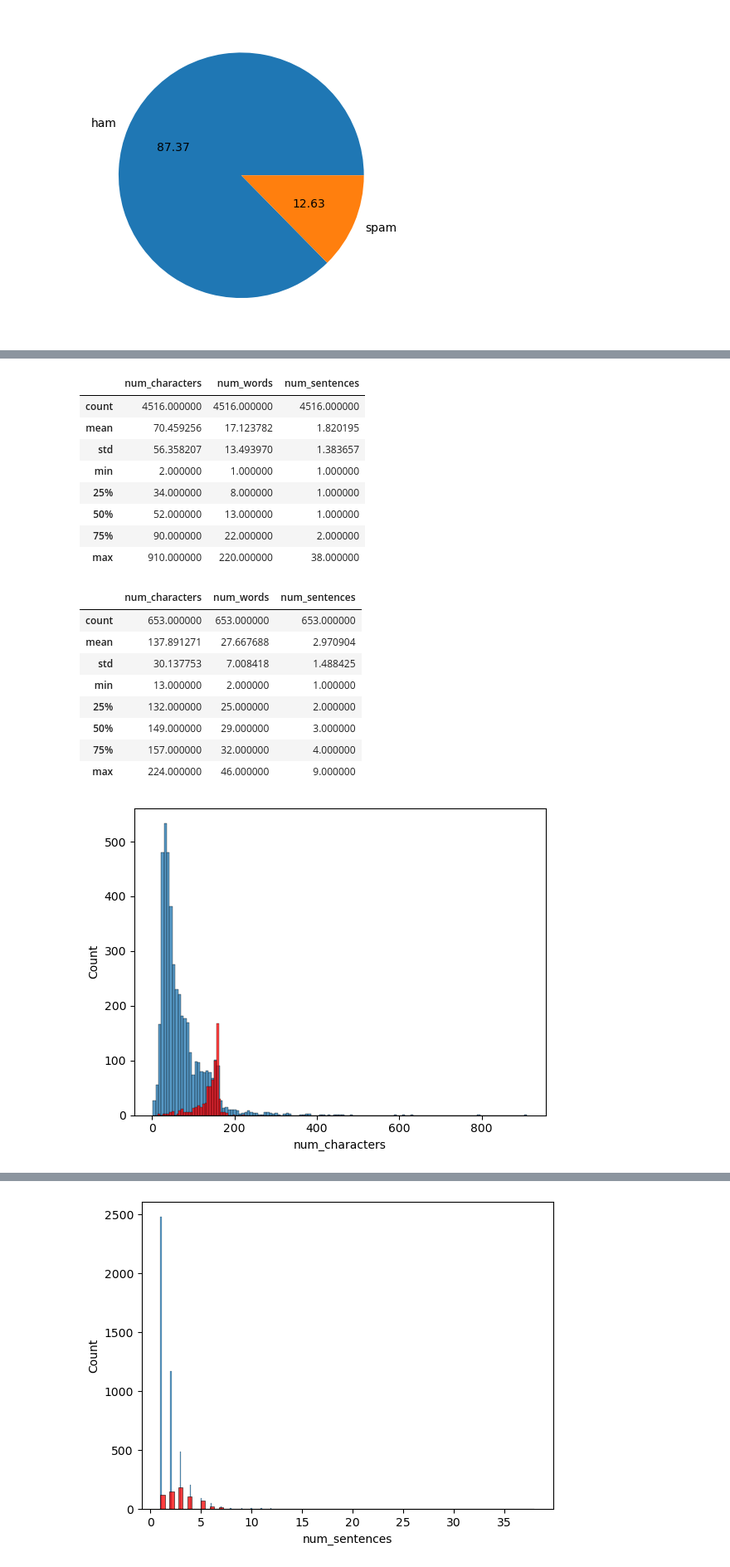
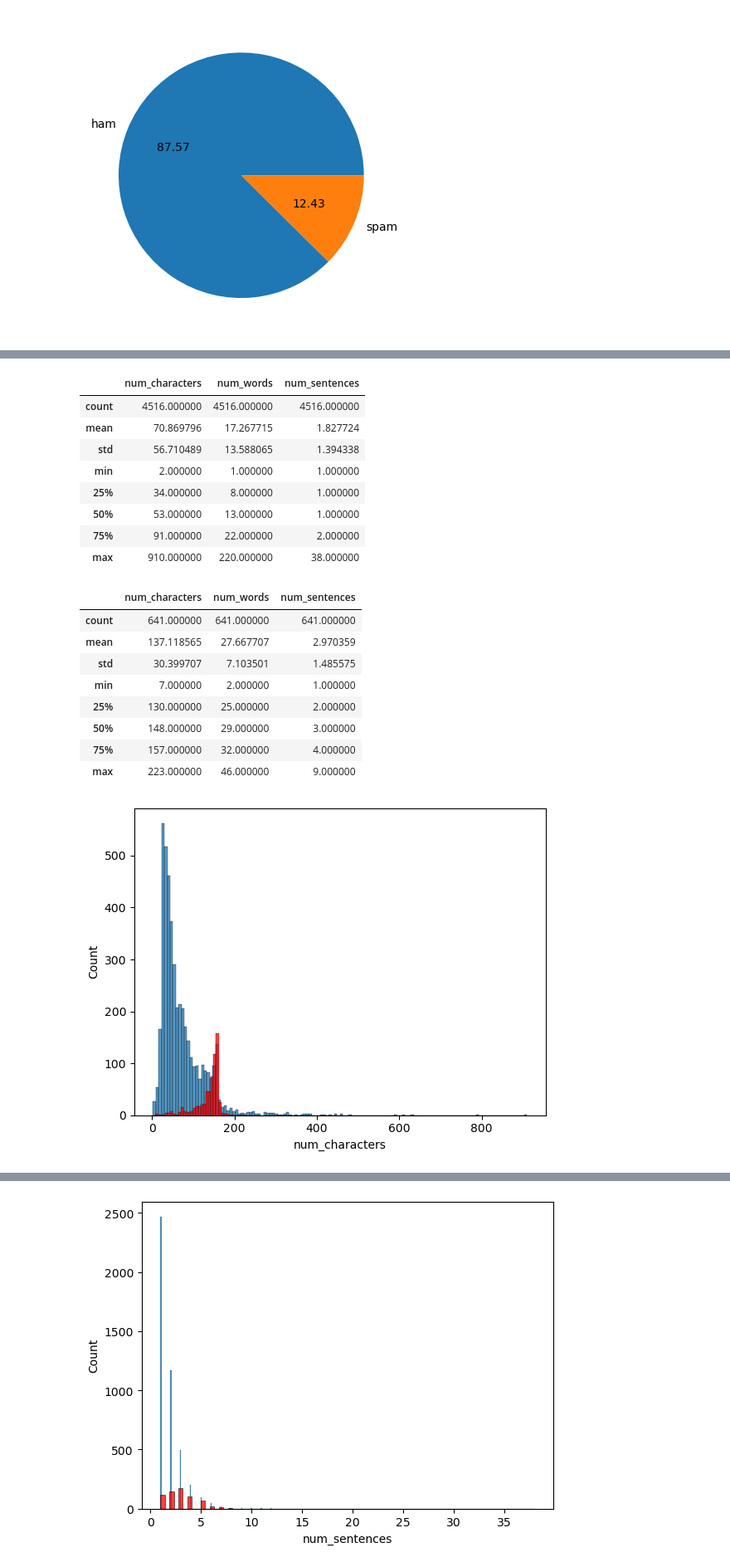
Before and after one commit to Iqrajan2024/sms-spam-classifier, a Jupyter notebook: sms-spam-classifier.ipynb, the cells around one changed output, grey strips where cells are left out. Shown: that part at 83% size. Cells and saved outputs as stored; diff of their text form; code cells hidden in the pictures.

```diff
--- a/sms-spam-classifier.ipynb
+++ b/sms-spam-classifier.ipynb
@@ -70,7 +45,7 @@ df.sample(5)
 from sklearn.preprocessing import LabelEncoder
 encoder = LabelEncoder()
 # %%
-df['target'] = encoder.fit_transform(df['target'])
+df['Category'] = encoder.fit_transform(df['Category'])
 # %%
 df.head()
 # %% [output]
@@ -125,6 +100,6 @@ nltk.download('punkt_tab')
 True
 # %%
-df['num_characters'] = df['text'].apply(len)
+df['num_characters'] = df['Message'].apply(len)
 # %%
 df.head()
 # %% [output]
@@ -137,5 +112,5 @@ df.head()
 # %%
-df['num_words'] = df['text'].apply(lambda x:len(nltk.word_tokenize(x)))
+df['num_words'] = df['Message'].apply(lambda x:len(nltk.word_tokenize(x)))
 # %%
 df.head()
 # %% [output]
@@ -148,5 +123,5 @@ df.head()
 # %%
-df['num_sentences'] = df['text'].apply(lambda x:len(nltk.sent_tokenize(x)))
+df['num_sentences'] = df['Message'].apply(lambda x:len(nltk.sent_tokenize(x)))
 # %%
 df.head()
 # %% [output]
@@ -170,32 +145,32 @@ df[['num_characters','num_words','num_sentences']].describe()
 | max | 910.000000 | 220.000000 | 38.000000 |
 # %%
-df[df['target'] == 0][['num_characters','num_words','num_sentences']].describe()
+df[df['Category'] == 0][['num_characters','num_words','num_sentences']].describe()
 # %% [output]
 |  | num_characters | num_words | num_sentences |
 | count | 4516.000000 | 4516.000000 | 4516.000000 |
-| mean | 70.459256 | 17.123782 | 1.820195 |
-| std | 56.358207 | 13.493970 | 1.383657 |
+| mean | 70.869796 | 17.267715 | 1.827724 |
+| std | 56.710489 | 13.588065 | 1.394338 |
 | min | 2.000000 | 1.000000 | 1.000000 |
 | 25% | 34.000000 | 8.000000 | 1.000000 |
-| 50% | 52.000000 | 13.000000 | 1.000000 |
-| 75% | 90.000000 | 22.000000 | 2.000000 |
+| 50% | 53.000000 | 13.000000 | 1.000000 |
+| 75% | 91.000000 | 22.000000 | 2.000000 |
 | max | 910.000000 | 220.000000 | 38.000000 |
 # %%
-df[df['target'] == 1][['num_characters','num_words','num_sentences']].describe()
+df[df['Category'] == 1][['num_characters','num_words','num_sentences']].describe()
 # %% [output]
 |  | num_characters | num_words | num_sentences |
-| count | 653.000000 | 653.000000 | 653.000000 |
-| mean | 137.891271 | 27.667688 | 2.970904 |
-| std | 30.137753 | 7.008418 | 1.488425 |
-| min | 13.000000 | 2.000000 | 1.000000 |
-| 25% | 132.000000 | 25.000000 | 2.000000 |
-| 50% | 149.000000 | 29.000000 | 3.000000 |
+| count | 641.000000 | 641.000000 | 641.000000 |
+| mean | 137.118565 | 27.667707 | 2.970359 |
+| std | 30.399707 | 7.103501 | 1.485575 |
+| min | 7.000000 | 2.000000 | 1.000000 |
+| 25% | 130.000000 | 25.000000 | 2.000000 |
+| 50% | 148.000000 | 29.000000 | 3.000000 |
 | 75% | 157.000000 | 32.000000 | 4.000000 |
-| max | 224.000000 | 46.000000 | 9.000000 |
+| max | 223.000000 | 46.000000 | 9.000000 |
 # %%
-sns.histplot(df[df['target'] == 0]['num_characters'])
-sns.histplot(df[df['target'] == 1]['num_characters'], color='red')
+sns.histplot(df[df['Category'] == 0]['num_characters'])
+sns.histplot(df[df['Category'] == 1]['num_characters'], color='red')
 plt.show()
 # %% [output]
-[figure, old version]
+[figure, new version]
 # %%
```
Also changed, not shown: parts of 56 cells of this notebook, 3 other files.
